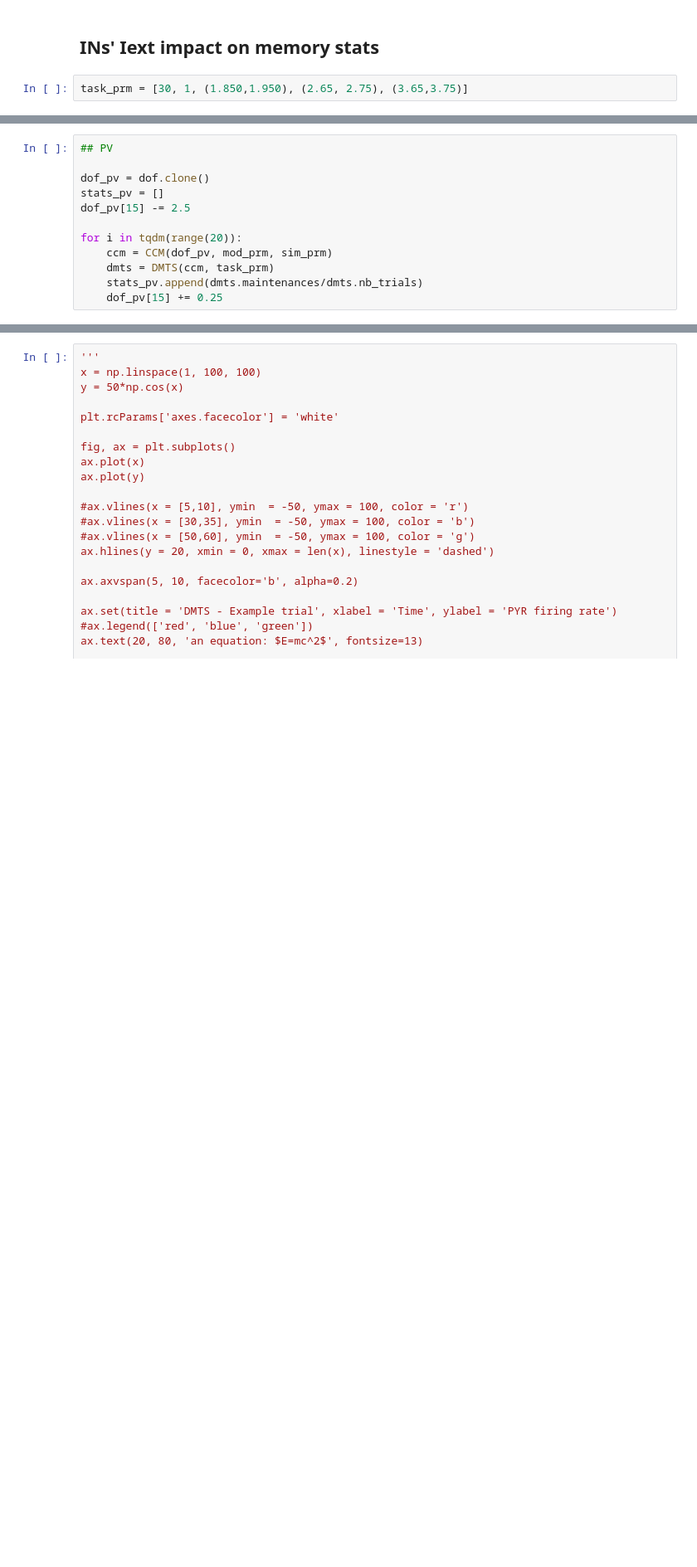
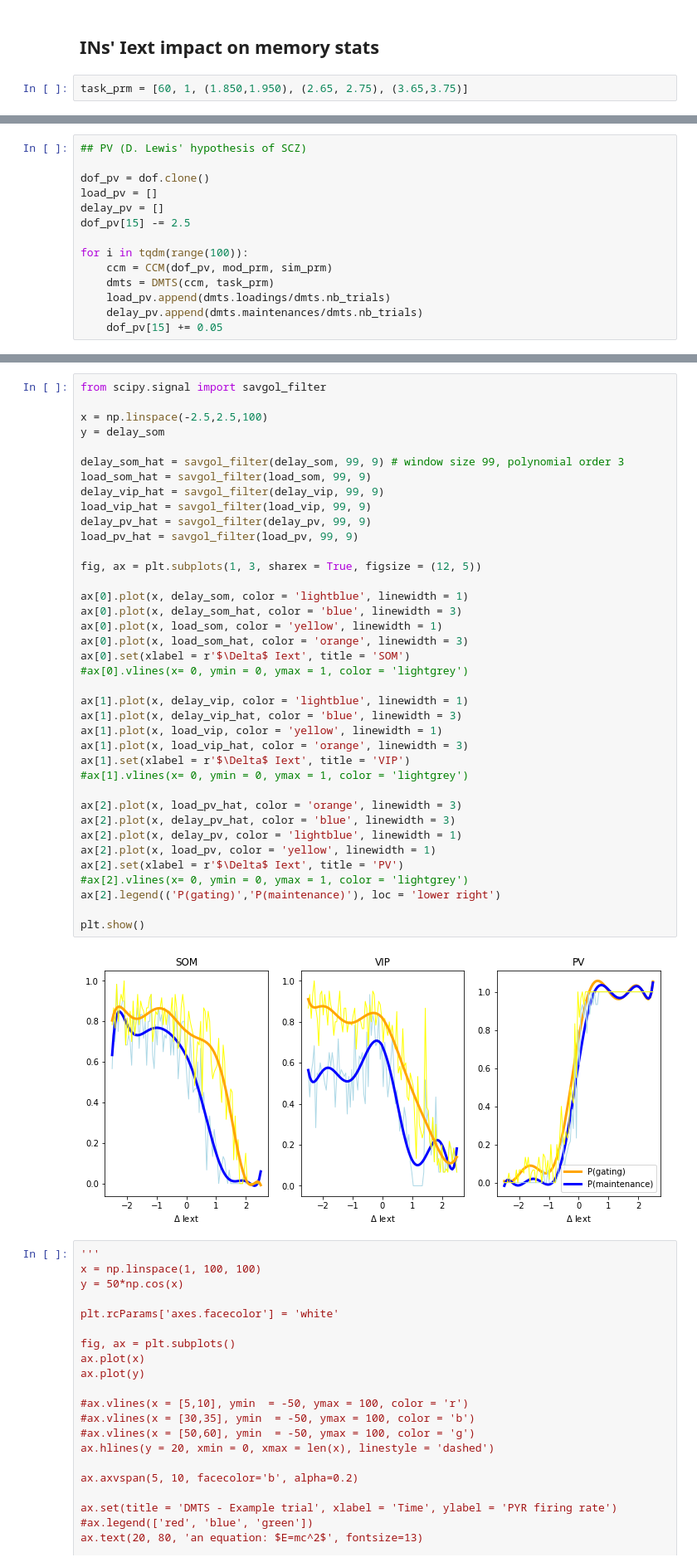
Before and after one commit to EliasElOtmani/wm_nachrs, a Jupyter notebook: DMTS_analysis.ipynb, the cells around one changed output, grey strips where cells are left out. Shown at 83% size. Drawn from its saved outputs; the diff is of its cells as text; blank space fills up the shorter version.

Commit message:
Imported missing files from branch master + corrected ax.hlines() in DMTS + brought some modifs to DMTS_analysis

```diff
--- a/DMTS_analysis.ipynb
+++ b/DMTS_analysis.ipynb
@@ -61,5 +60,5 @@ ccm.S
 # %% [markdown]
 ## INs' Iext impact on memory stats
 # %%
-task_prm = [30, 1, (1.850,1.950), (2.65, 2.75), (3.65,3.75)]
+task_prm = [60, 1, (1.850,1.950), (2.65, 2.75), (3.65,3.75)]
 # %%
@@ -93,12 +96,14 @@ for i in tqdm(range(20)):
 # %%
-## PV
+## PV (D. Lewis' hypothesis of SCZ)
 
 dof_pv = dof.clone()
-stats_pv = []
+load_pv = []
+delay_pv = []
 dof_pv[15] -= 2.5
 
-for i in tqdm(range(20)):
+for i in tqdm(range(100)):
     ccm = CCM(dof_pv, mod_prm, sim_prm)
     dmts = DMTS(ccm, task_prm)
-    stats_pv.append(dmts.maintenances/dmts.nb_trials)
-    dof_pv[15] += 0.25
+    load_pv.append(dmts.loadings/dmts.nb_trials)
+    delay_pv.append(dmts.maintenances/dmts.nb_trials)
+    dof_pv[15] += 0.05
@@ -118,3 +126,43 @@ ax.set(xlabel = 'Delta Iext', ylabel = 'P(maintenance)')
+# %%
+from scipy.signal import savgol_filter
+
+x = np.linspace(-2.5,2.5,100)
+y = delay_som
+
+delay_som_hat = savgol_filter(delay_som, 99, 9) # window size 99, polynomial order 3
+load_som_hat = savgol_filter(load_som, 99, 9)
+delay_vip_hat = savgol_filter(delay_vip, 99, 9)
+load_vip_hat = savgol_filter(load_vip, 99, 9)
+delay_pv_hat = savgol_filter(delay_pv, 99, 9)
+load_pv_hat = savgol_filter(load_pv, 99, 9)
+
+fig, ax = plt.subplots(1, 3, sharex = True, figsize = (12, 5))
+
+ax[0].plot(x, delay_som, color = 'lightblue', linewidth = 1)
+ax[0].plot(x, delay_som_hat, color = 'blue', linewidth = 3)
+ax[0].plot(x, load_som, color = 'yellow', linewidth = 1)
+ax[0].plot(x, load_som_hat, color = 'orange', linewidth = 3)
+ax[0].set(xlabel = r'$\Delta$ Iext', title = 'SOM')
+#ax[0].vlines(x= 0, ymin = 0, ymax = 1, color = 'lightgrey')
+
+ax[1].plot(x, delay_vip, color = 'lightblue', linewidth = 1)
+ax[1].plot(x, delay_vip_hat, color = 'blue', linewidth = 3)
+ax[1].plot(x, load_vip, color = 'yellow', linewidth = 1)
+ax[1].plot(x, load_vip_hat, color = 'orange', linewidth = 3)
+ax[1].set(xlabel = r'$\Delta$ Iext', title = 'VIP')
+#ax[1].vlines(x= 0, ymin = 0, ymax = 1, color = 'lightgrey')
+
+ax[2].plot(x, load_pv_hat, color = 'orange', linewidth = 3)
+ax[2].plot(x, delay_pv_hat, color = 'blue', linewidth = 3)
+ax[2].plot(x, delay_pv, color = 'lightblue', linewidth = 1)
+ax[2].plot(x, load_pv, color = 'yellow', linewidth = 1)
+ax[2].set(xlabel = r'$\Delta$ Iext', title = 'PV')
+#ax[2].vlines(x= 0, ymin = 0, ymax = 1, color = 'lightgrey')
+ax[2].legend(('P(gating)','P(maintenance)'), loc = 'lower right')
+
+plt.show()
+# %% [output]
+[figure, added]
 # %%
 '''
 x = np.linspace(1, 100, 100)
```
Also changed, not shown: parts of 20 cells of this notebook, 2 other files.
